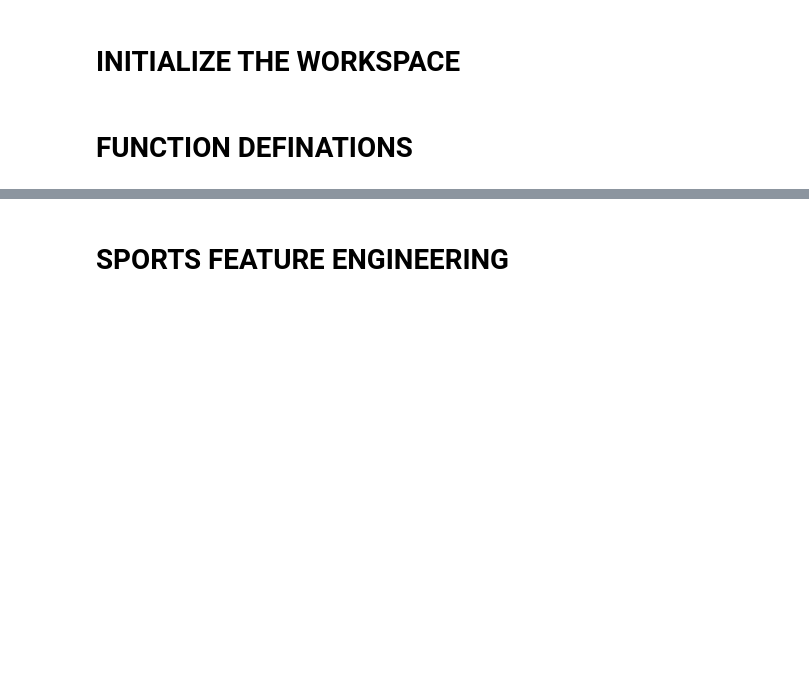
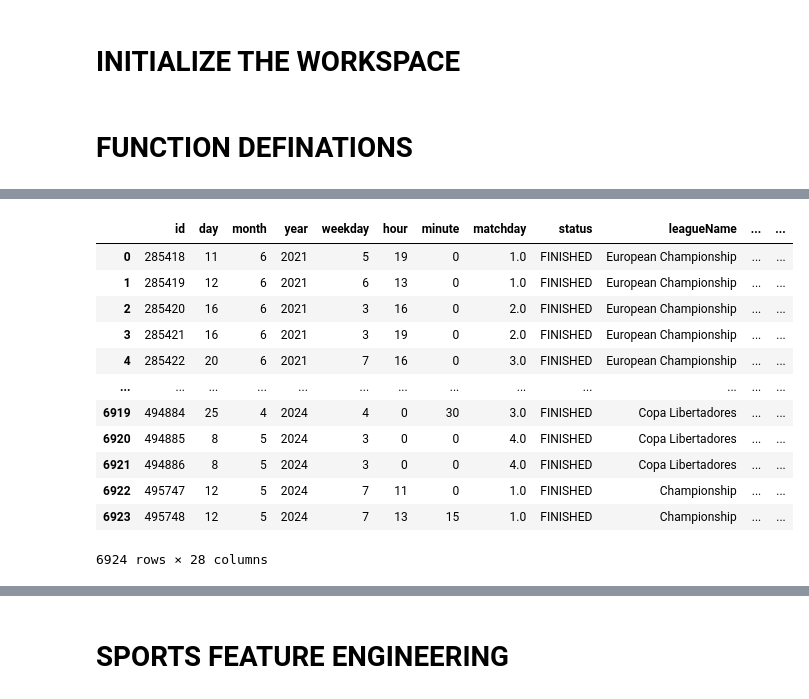
Before and after one commit to lebyanelm/neural-trained-models, a Jupyter notebook: ipynb/model_deployments.ipynb, the cells around one changed output, grey strips where cells are left out. Saved outputs shown, nothing was run; the diff lists cells and outputs as text; code cells hidden in the pictures; blank space fills up the shorter version.

```diff
--- a/ipynb/model_deployments.ipynb
+++ b/ipynb/model_deployments.ipynb
@@ -147,0 +389,18 @@ dataframe
+# %%
+# REMOVE INPLAY MATCHES
+dataframe = dataframe.loc[dataframe.status == "FINISHED"].reset_index(drop=True)
+dataframe
+# %% [output]
+|  | id | day | month | year | weekday | hour | minute | matchday | status | leagueName | ... | ... |
+| 0 | 285418 | 11 | 6 | 2021 | 5 | 19 | 0 | 1.0 | FINISHED | European Championship | ... | ... |
+| 1 | 285419 | 12 | 6 | 2021 | 6 | 13 | 0 | 1.0 | FINISHED | European Championship | ... | ... |
+| 2 | 285420 | 16 | 6 | 2021 | 3 | 16 | 0 | 2.0 | FINISHED | European Championship | ... | ... |
+| 3 | 285421 | 16 | 6 | 2021 | 3 | 19 | 0 | 2.0 | FINISHED | European Championship | ... | ... |
+| 4 | 285422 | 20 | 6 | 2021 | 7 | 16 | 0 | 3.0 | FINISHED | European Championship | ... | ... |
+| ... | ... | ... | ... | ... | ... | ... | ... | ... | ... | ... | ... | ... |
+| 6919 | 494884 | 25 | 4 | 2024 | 4 | 0 | 30 | 3.0 | FINISHED | Copa Libertadores | ... | ... |
+| 6920 | 494885 | 8 | 5 | 2024 | 3 | 0 | 0 | 4.0 | FINISHED | Copa Libertadores | ... | ... |
+| 6921 | 494886 | 8 | 5 | 2024 | 3 | 0 | 0 | 4.0 | FINISHED | Copa Libertadores | ... | ... |
+| 6922 | 495747 | 12 | 5 | 2024 | 7 | 11 | 0 | 1.0 | FINISHED | Championship | ... | ... |
+| 6923 | 495748 | 12 | 5 | 2024 | 7 | 13 | 15 | 1.0 | FINISHED | Championship | ... | ... |
+6924 rows × 28 columns
```
Also changed, not shown: parts of 16 cells of this notebook, 14 other files.
